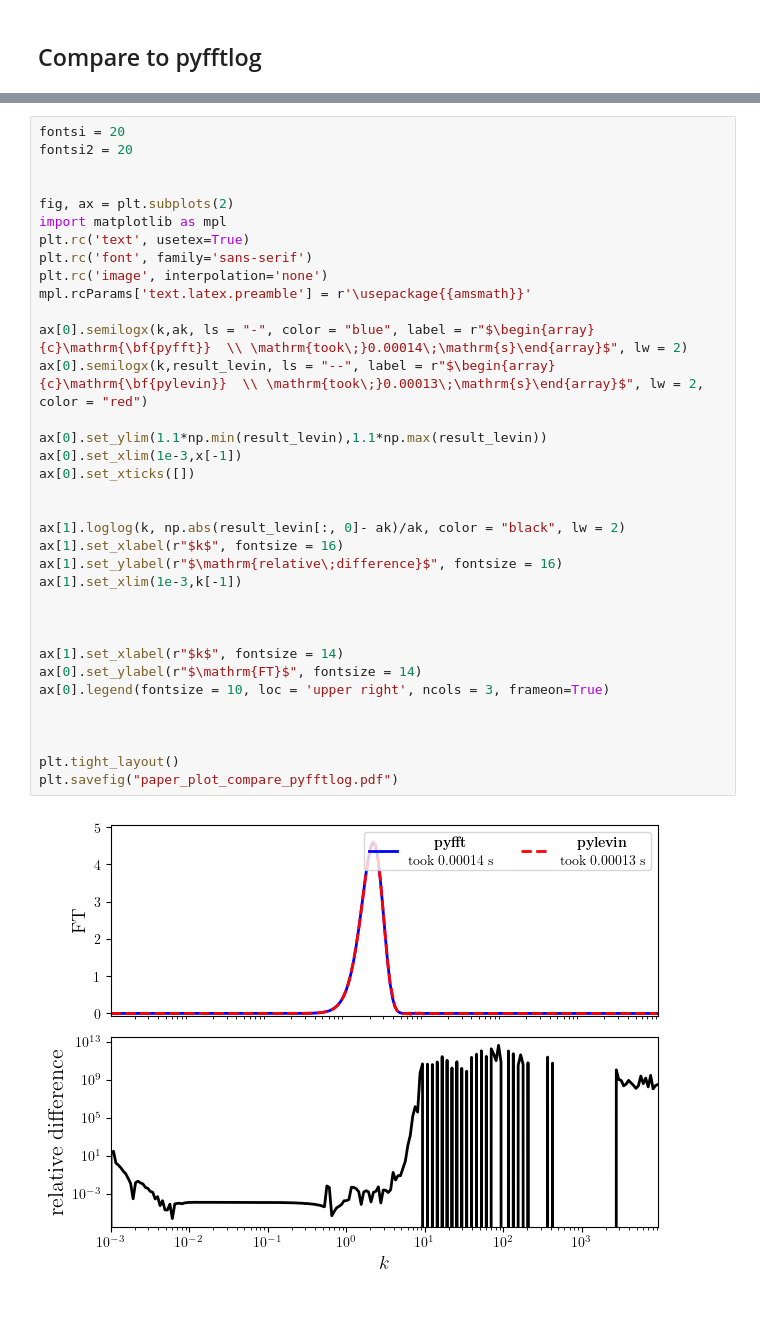
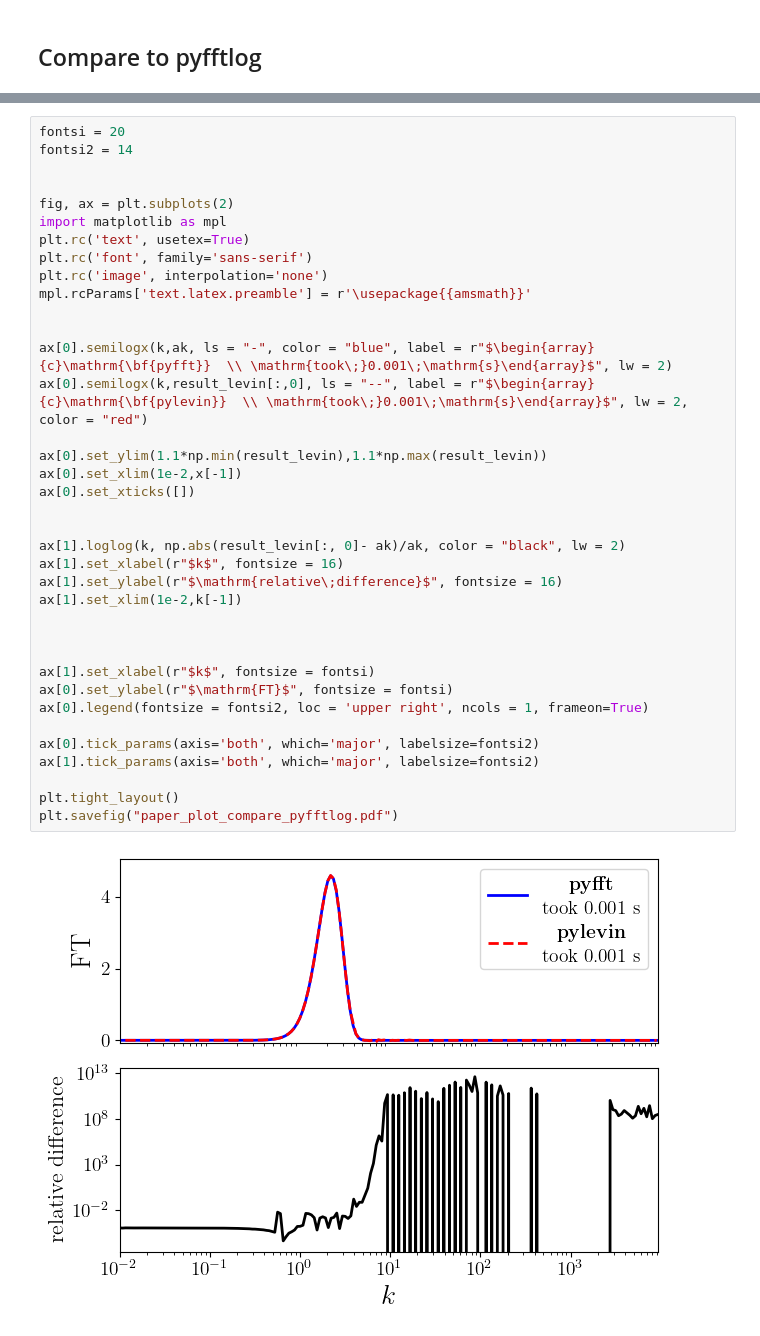
Before and after one commit to rreischke/levin_bessel, a Jupyter notebook: paper/paper_plot.ipynb, the cells around one changed output, grey strips where cells are left out. Cells and saved outputs as stored; diff of their text form; blank space fills up the shorter version.

```diff
--- a/paper/paper_plot.ipynb
+++ b/paper/paper_plot.ipynb
@@ -578,37 +670,39 @@ Levin took 0.0015130043029785156 s
 # %%
 fontsi = 20
-fontsi2 = 20
+fontsi2 = 14
 
 
 fig, ax = plt.subplots(2)
 import matplotlib as mpl
 plt.rc('text', usetex=True)
 plt.rc('font', family='sans-serif')
 plt.rc('image', interpolation='none')
 mpl.rcParams['text.latex.preamble'] = r'\usepackage{{amsmath}}'
 
-ax[0].semilogx(k,ak, ls = "-", color = "blue", label = r"$\begin{array}{c}\mathrm{\bf{pyfft}}  \\ \mathrm{took\;}0.00014\;\mathrm{s}\end{array}$", lw = 2)
-ax[0].semilogx(k,result_levin, ls = "--", label = r"$\begin{array}{c}\mathrm{\bf{pylevin}}  \\ \mathrm{took\;}0.00013\;\mathrm{s}\end{array}$", lw = 2, color = "red")
+
+ax[0].semilogx(k,ak, ls = "-", color = "blue", label = r"$\begin{array}{c}\mathrm{\bf{pyfft}}  \\ \mathrm{took\;}0.001\;\mathrm{s}\end{array}$", lw = 2)
+ax[0].semilogx(k,result_levin[:,0], ls = "--", label = r"$\begin{array}{c}\mathrm{\bf{pylevin}}  \\ \mathrm{took\;}0.001\;\mathrm{s}\end{array}$", lw = 2, color = "red")
 
 ax[0].set_ylim(1.1*np.min(result_levin),1.1*np.max(result_levin))
-ax[0].set_xlim(1e-3,x[-1])
+ax[0].set_xlim(1e-2,x[-1])
 ax[0].set_xticks([])
 
 
 ax[1].loglog(k, np.abs(result_levin[:, 0]- ak)/ak, color = "black", lw = 2)
 ax[1].set_xlabel(r"$k$", fontsize = 16)
 ax[1].set_ylabel(r"$\mathrm{relative\;difference}$", fontsize = 16)
-ax[1].set_xlim(1e-3,k[-1])
+ax[1].set_xlim(1e-2,k[-1])
 
 
 
-ax[1].set_xlabel(r"$k$", fontsize = 14)
-ax[0].set_ylabel(r"$\mathrm{FT}$", fontsize = 14)
-ax[0].legend(fontsize = 10, loc = 'upper right', ncols = 3, frameon=True)
+ax[1].set_xlabel(r"$k$", fontsize = fontsi)
+ax[0].set_ylabel(r"$\mathrm{FT}$", fontsize = fontsi)
+ax[0].legend(fontsize = fontsi2, loc = 'upper right', ncols = 1, frameon=True)
 
-
+ax[0].tick_params(axis='both', which='major', labelsize=fontsi2)
+ax[1].tick_params(axis='both', which='major', labelsize=fontsi2)
 
 plt.tight_layout()
 plt.savefig("paper_plot_compare_pyfftlog.pdf")
 # %% [output]
-[figure, old version]
+[figure, new version]
```
Also changed, not shown: parts of 12 cells of this notebook, 11 other files.
